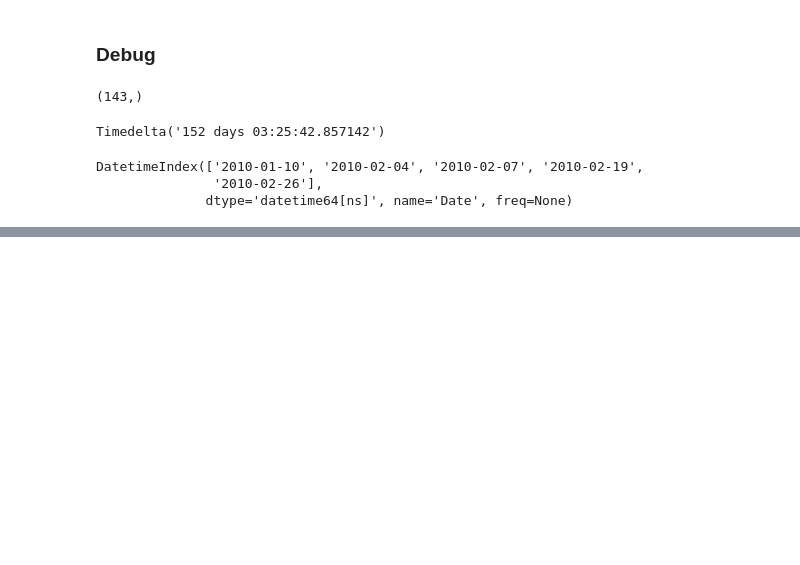
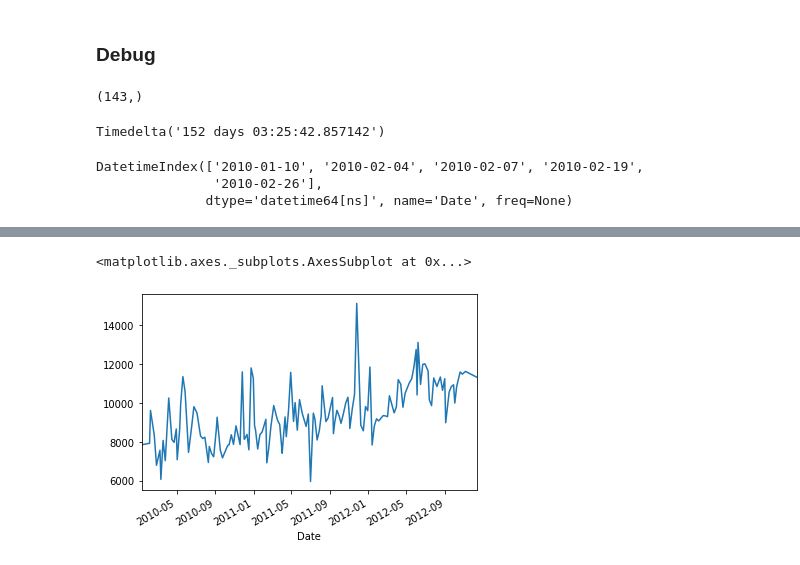
Before and after one commit to guedanie/retail-time-series-project, a Jupyter notebook: retail-time-series-analysis.ipynb, the cells around one changed output, grey strips where cells are left out. Cells and saved outputs as stored; diff of their text form; code cells hidden in the pictures; blank space fills up the shorter version.

```diff
--- a/retail-time-series-analysis.ipynb
+++ b/retail-time-series-analysis.ipynb
@@ -584,0 +564,5 @@ df
+# %%
+df[(df.Store == 33) & (df.Dept == 96)].Weekly_Sales.plot.line()
+# %% [output]
+<matplotlib.axes._subplots.AxesSubplot at 0x...>
+[figure, added]
```
Also changed, not shown: parts of 10 cells of this notebook.
